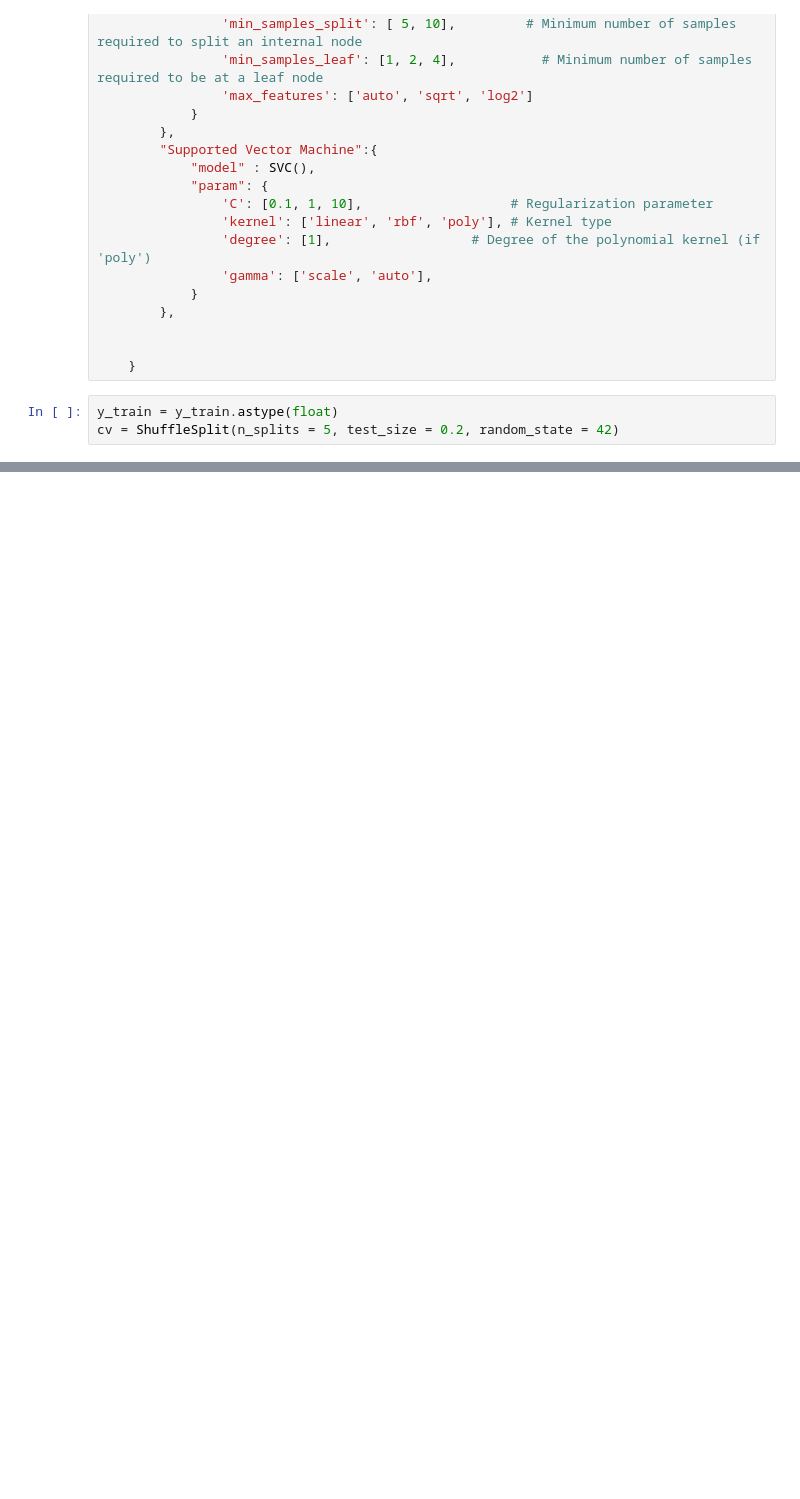
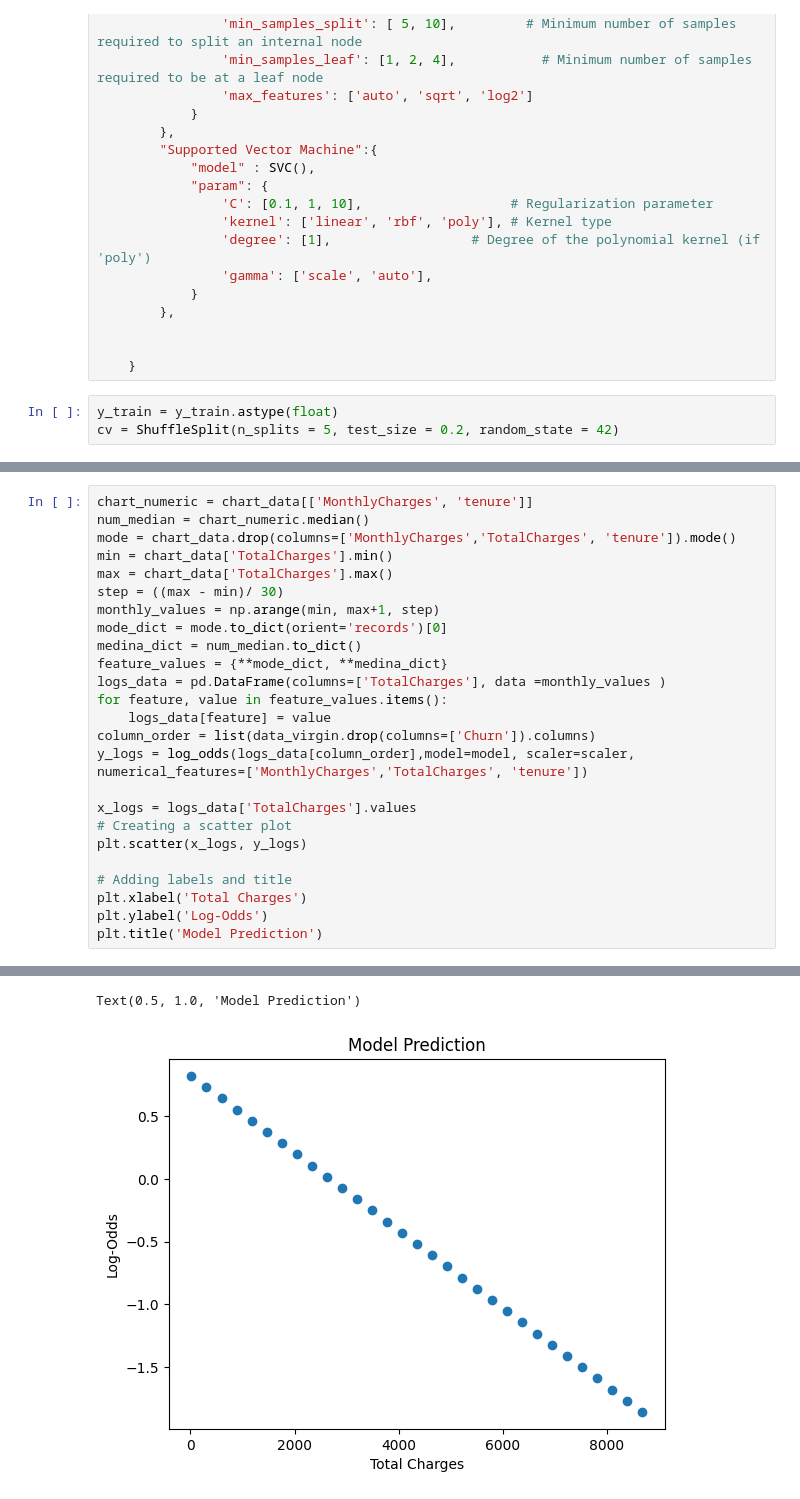
Before and after one commit to maarcelos/mc959, a Jupyter notebook: trabalho 5/telco-customer-churn (1).ipynb, the cells around one changed output, grey strips where cells are left out. Saved outputs shown, nothing was run; the diff lists cells and outputs as text; blank space fills up the shorter version.

```diff
--- a/trabalho 5/telco-customer-churn (1).ipynb
+++ b/trabalho 5/telco-customer-churn (1).ipynb
@@ -491,0 +581,26 @@ Text(0.5, 1.0, 'Model Prediction')
+# %%
+chart_numeric = chart_data[['MonthlyCharges', 'tenure']]
+num_median = chart_numeric.median()
+mode = chart_data.drop(columns=['MonthlyCharges','TotalCharges', 'tenure']).mode()
+min = chart_data['TotalCharges'].min()
+max = chart_data['TotalCharges'].max()
+step = ((max - min)/ 30)
+monthly_values = np.arange(min, max+1, step)
+mode_dict = mode.to_dict(orient='records')[0]
+medina_dict = num_median.to_dict()
+feature_values = {**mode_dict, **medina_dict}
+logs_data = pd.DataFrame(columns=['TotalCharges'], data =monthly_values )
+for feature, value in feature_values.items():
+    logs_data[feature] = value
+column_order = list(data_virgin.drop(columns=['Churn']).columns)
+y_logs = log_odds(logs_data[column_order],model=model, scaler=scaler, numerical_features=['MonthlyCharges','TotalCharges', 'tenure'])
+
+x_logs = logs_data['TotalCharges'].values
+# Creating a scatter plot
+plt.scatter(x_logs, y_logs)
+
+# Adding labels and title
+plt.xlabel('Total Charges')
+plt.ylabel('Log-Odds')
+plt.title('Model Prediction')
+# %% [output]
@@ -491,0 +624,2 @@ Text(0.5, 1.0, 'Model Prediction')
+Text(0.5, 1.0, 'Model Prediction')
+[figure, added]
```
Also changed, not shown: parts of 24 cells of this notebook.
